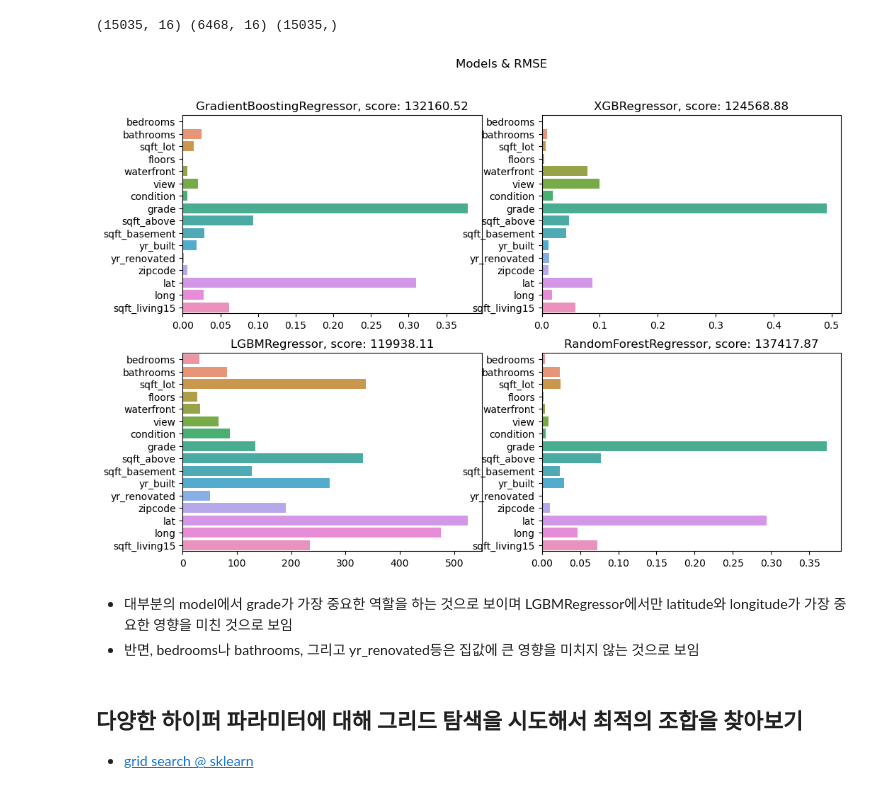
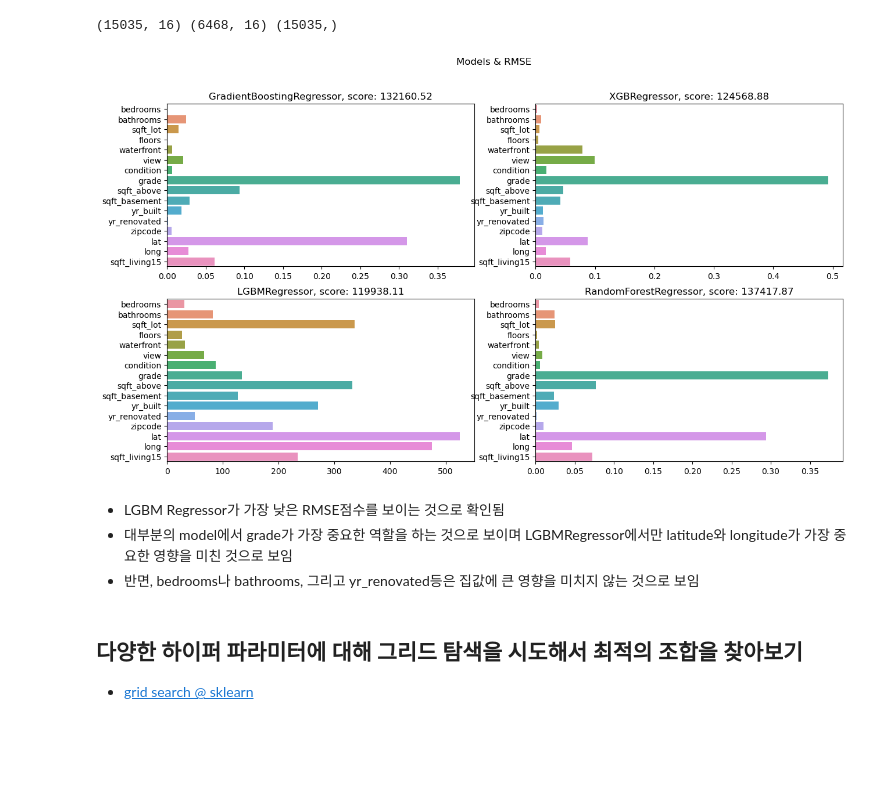
Before and after one commit to feelinppl/Aiffel_RS, a Jupyter notebook: 221213_AIFFEL_EXPL_Project3_Kaggle.ipynb, the cells around one changed output. Cells and saved outputs as stored; diff of their text form; code cells hidden in the pictures; blank space fills up the shorter version.

```diff
--- a/221213_AIFFEL_EXPL_Project3_Kaggle.ipynb
+++ b/221213_AIFFEL_EXPL_Project3_Kaggle.ipynb
@@ -265,30 +267,31 @@ models = [gboost, xgboost, lightgbm, rdforest]
 # %%
 # for loop and seaborn subplots: https://stackoverflow.com/questions/53310228/how-can-i-make-seaborn-distribution-subplots-in-a-loop
 # feature_importances_plotting: https://www.boostcourse.org/ds214/lecture/102113?isDesc=false
 scores = {}
 random_state=42
-fig,axes = plt.subplots(2,2, figsize = (12,8))
+fig,axes = plt.subplots(2,2, figsize = (15,8))
 plt.suptitle("Models & RMSE")
 
 for model, ax in zip(models, axes.flat):
     model_name = model.__class__.__name__
 
     X_train, X_test, y_train, y_test = train_test_split(train, y, random_state=random_state, test_size=0.2)
 
     model.fit(X_train, y_train)
     y_pred = model.predict(X_test)
 
     # 예측 결과의 rmse값 저장
     scores[model_name] = rmse(y_test, y_pred)
 
     # data frame에 저장
     # score_df = pd.DataFrame(scores, index=['RMSE']).T.sort_values('RMSE', ascending=False)
     sns.barplot(x = model.feature_importances_, y = X_train.columns, ax = ax)
     ax.set_title(model_name + ', score: ' + '{:.2f}'.format(rmse(y_test, y_pred)))
 plt.show()
 # %% [output]
-[figure, old version]
+[figure, new version]
 # %% [markdown]
+- LGBM Regressor가 가장 낮은 RMSE점수를 보이는 것으로 확인됨
 - 대부분의 model에서 grade가 가장 중요한 역할을 하는 것으로 보이며 LGBMRegressor에서만 latitude와 longitude가 가장 중요한 영향을 미친 것으로 보임
 - 반면, bedrooms나 bathrooms, 그리고 yr_renovated등은 집값에 큰 영향을 미치지 않는 것으로 보임
 # %% [markdown]
```
Also changed, not shown: parts of 31 cells of this notebook, 2 other files.
